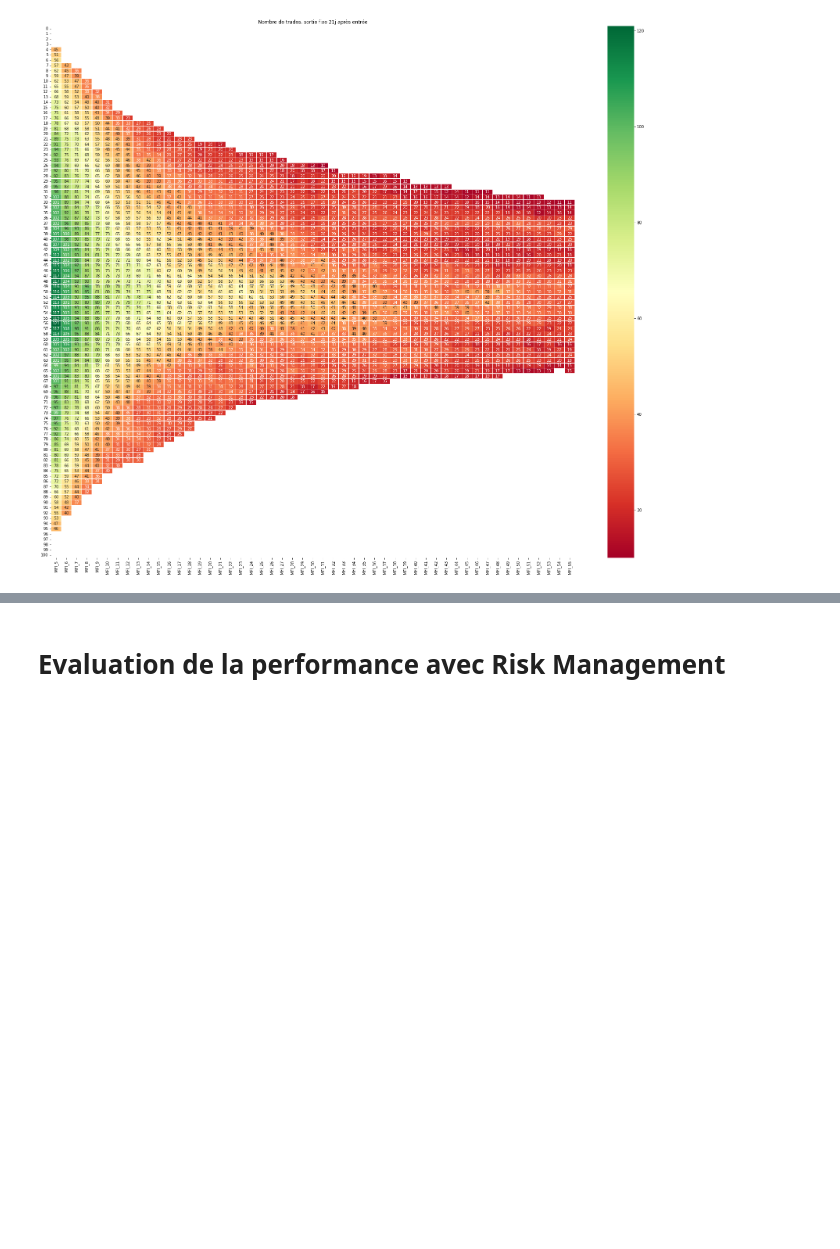
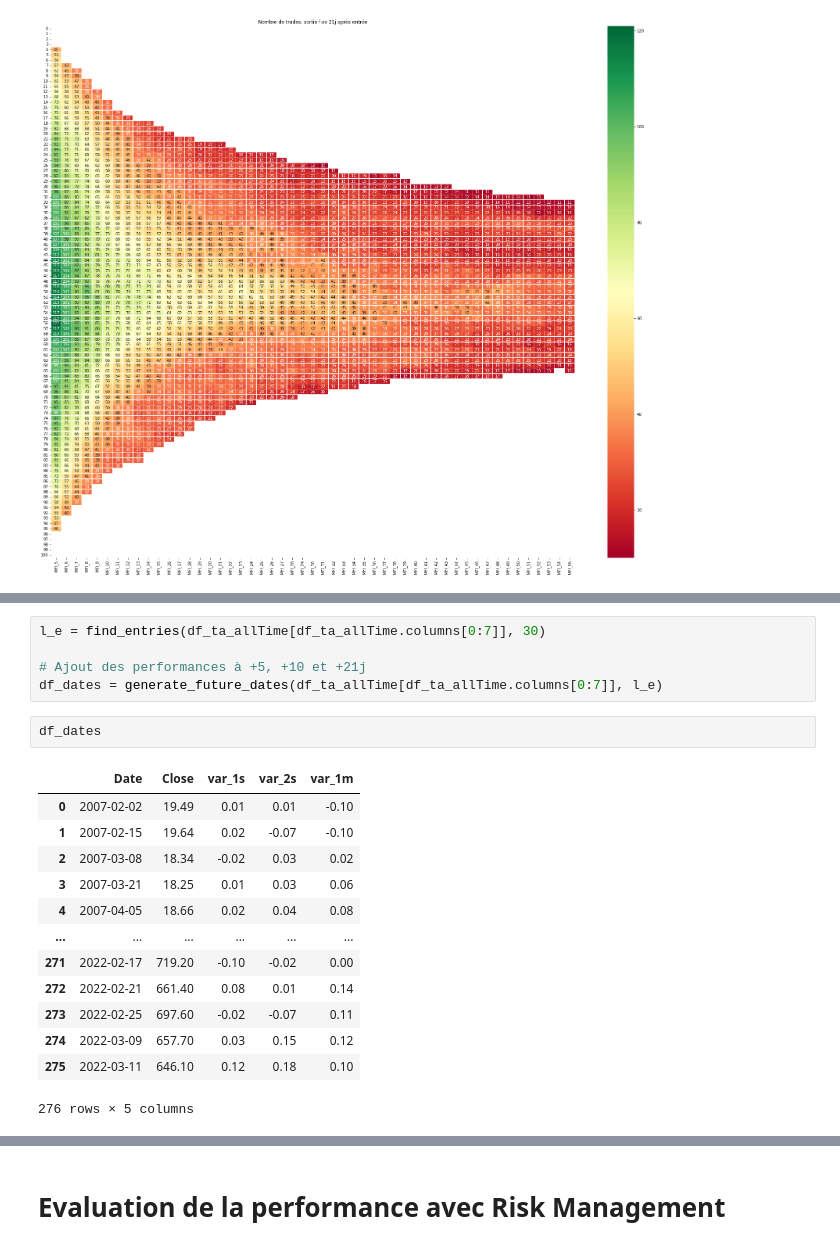
Before and after one commit to AxelRK200/strategies_backtesting, a Jupyter notebook: Money_Flow_Index/MFI_entry_time_based.ipynb, the cells around one changed output, grey strips where cells are left out. Saved outputs shown, nothing was run; the diff lists cells and outputs as text; blank space fills up the shorter version.

```diff
--- a/Money_Flow_Index/MFI_entry_time_based.ipynb
+++ b/Money_Flow_Index/MFI_entry_time_based.ipynb
@@ -462,0 +591,21 @@ plt.savefig(chemin)
+# %%
+l_e = find_entries(df_ta_allTime[df_ta_allTime.columns[0:7]], 30)
+
+# Ajout des performances à +5, +10 et +21j
+df_dates = generate_future_dates(df_ta_allTime[df_ta_allTime.columns[0:7]], l_e)
+# %%
+df_dates
+# %% [output]
+|  | Date | Close | var_1s | var_2s | var_1m |
+| 0 | 2007-02-02 | 19.49 | 0.01 | 0.01 | -0.10 |
+| 1 | 2007-02-15 | 19.64 | 0.02 | -0.07 | -0.10 |
+| 2 | 2007-03-08 | 18.34 | -0.02 | 0.03 | 0.02 |
+| 3 | 2007-03-21 | 18.25 | 0.01 | 0.03 | 0.06 |
+| 4 | 2007-04-05 | 18.66 | 0.02 | 0.04 | 0.08 |
+| ... | ... | ... | ... | ... | ... |
+| 271 | 2022-02-17 | 719.20 | -0.10 | -0.02 | 0.00 |
+| 272 | 2022-02-21 | 661.40 | 0.08 | 0.01 | 0.14 |
+| 273 | 2022-02-25 | 697.60 | -0.02 | -0.07 | 0.11 |
+| 274 | 2022-03-09 | 657.70 | 0.03 | 0.15 | 0.12 |
+| 275 | 2022-03-11 | 646.10 | 0.12 | 0.18 | 0.10 |
+276 rows × 5 columns
```
Also changed, not shown: parts of 52 cells of this notebook.
